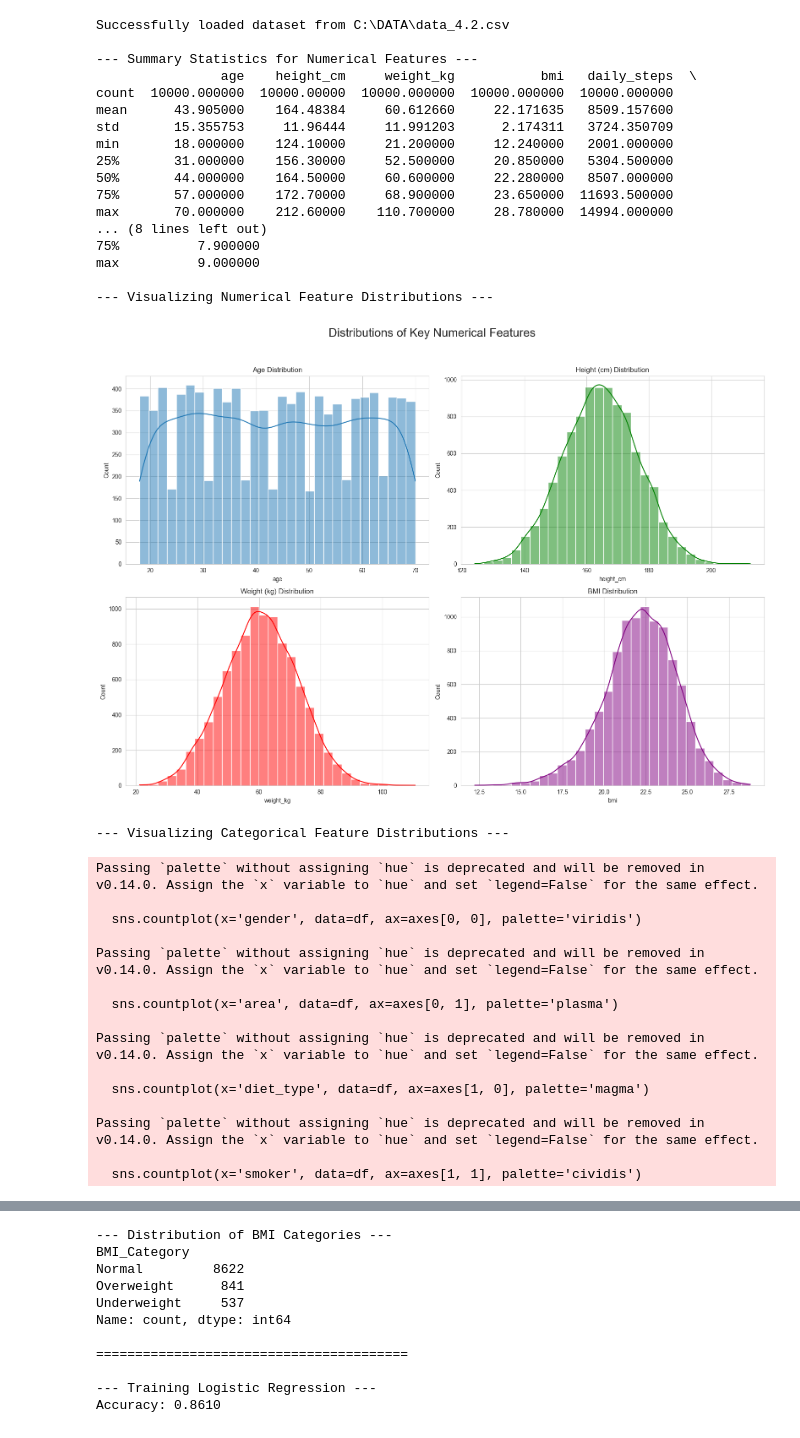
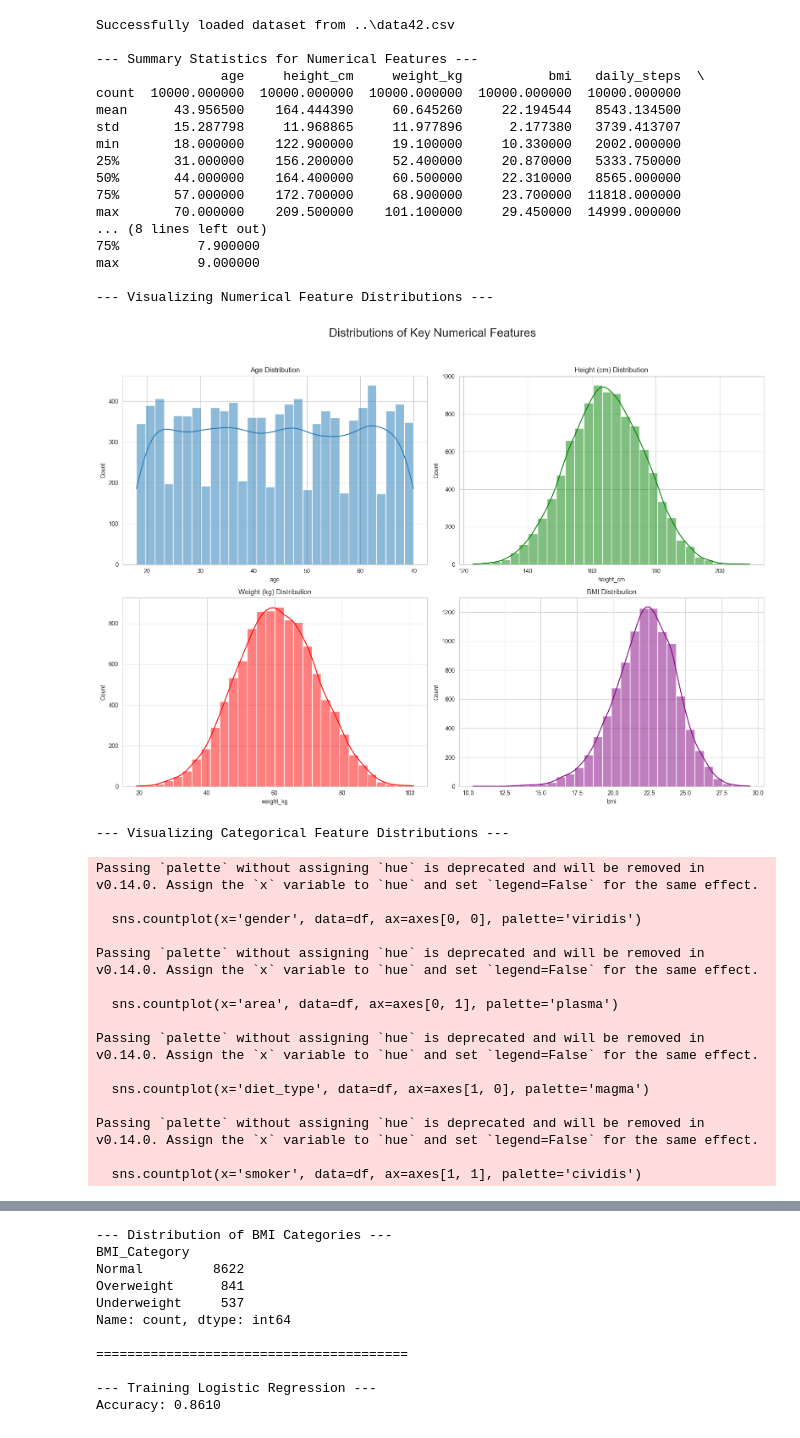
Before and after one commit to trungng29/httm_assignment, a Jupyter notebook: New folder/junks/Assignment4.2.ipynb, the cells around one changed output, grey strips where cells are left out. Drawn from its saved outputs; the diff is of its cells as text; code cells hidden in the pictures.

```diff
--- a/New folder/junks/Assignment4.2.ipynb
+++ b/New folder/junks/Assignment4.2.ipynb
@@ -106,7 +106,7 @@ import matplotlib.pyplot as plt
 import seaborn as sns
 
 # --- 1. Load the Dataset ---
-FILE_PATH = r"C:\DATA\data_4.2.csv"
+FILE_PATH = r"..\data42.csv"
 try:
     df = pd.read_csv(FILE_PATH)
     print(f"Successfully loaded dataset from {FILE_PATH}")
@@ -154,44 +154,44 @@ if not df.empty:
     plt.show()
 
     # Visualize Categorical Distributions
     print("\n--- Visualizing Categorical Feature Distributions ---")
     fig, axes = plt.subplots(2, 2, figsize=(16, 12))
     fig.suptitle('Distributions of Key Categorical Features', fontsize=20)
 
     sns.countplot(x='gender', data=df, ax=axes[0, 0], palette='viridis')
     axes[0, 0].set_title('Gender Distribution')
 
     sns.countplot(x='area', data=df, ax=axes[0, 1], palette='plasma')
     axes[0, 1].set_title('Area Distribution')
 
     sns.countplot(x='diet_type', data=df, ax=axes[1, 0], palette='magma')
     axes[1, 0].set_title('Diet Type Distribution')
     axes[1, 0].tick_params(axis='x', rotation=30) # Rotate labels for better readability
 
     sns.countplot(x='smoker', data=df, ax=axes[1, 1], palette='cividis')
     axes[1, 1].set_title('Smoker Distribution')
 
     plt.tight_layout(rect=[0, 0.03, 1, 0.95])
     plt.show()
 # %% [output]
-Successfully loaded dataset from C:\DATA\data_4.2.csv
+Successfully loaded dataset from ..\data42.csv
 
 --- Summary Statistics for Numerical Features ---
-                age    height_cm     weight_kg           bmi   daily_steps  \
-count  10000.000000  10000.00000  10000.000000  10000.000000  10000.000000
-mean      43.905000    164.48384     60.612660     22.171635   8509.157600
-std       15.355753     11.96444     11.991203      2.174311   3724.350709
-min       18.000000    124.10000     21.200000     12.240000   2001.000000
-25%       31.000000    156.30000     52.500000     20.850000   5304.500000
-50%       44.000000    164.50000     60.600000     22.280000   8507.000000
-75%       57.000000    172.70000     68.900000     23.650000  11693.500000
-max       70.000000    212.60000    110.700000     28.780000  14994.000000
+                age     height_cm     weight_kg           bmi   daily_steps  \
+count  10000.000000  10000.000000  10000.000000  10000.000000  10000.000000
+mean      43.956500    164.444390     60.645260     22.194544   8543.134500
+std       15.287798     11.968865     11.977896      2.177380   3739.413707
+min       18.000000    122.900000     19.100000     10.330000   2002.000000
+25%       31.000000    156.200000     52.400000     20.870000   5333.750000
+50%       44.000000    164.400000     60.500000     22.310000   8565.000000
+75%       57.000000    172.700000     68.900000     23.700000  11818.000000
+max       70.000000    209.500000    101.100000     29.450000  14999.000000
 ... (8 lines left out)
 75%          7.900000
 max          9.000000
 
 --- Visualizing Numerical Feature Distributions ---
-[figure, old version]
+[figure, new version]
 --- Visualizing Categorical Feature Distributions ---
 Passing `palette` without assigning `hue` is deprecated and will be removed in v0.14.0. Assign the `x` variable to `hue` and set `legend=False` for the same effect.
 
```
Also changed, not shown: parts of 6 cells of this notebook, 6 other files.
